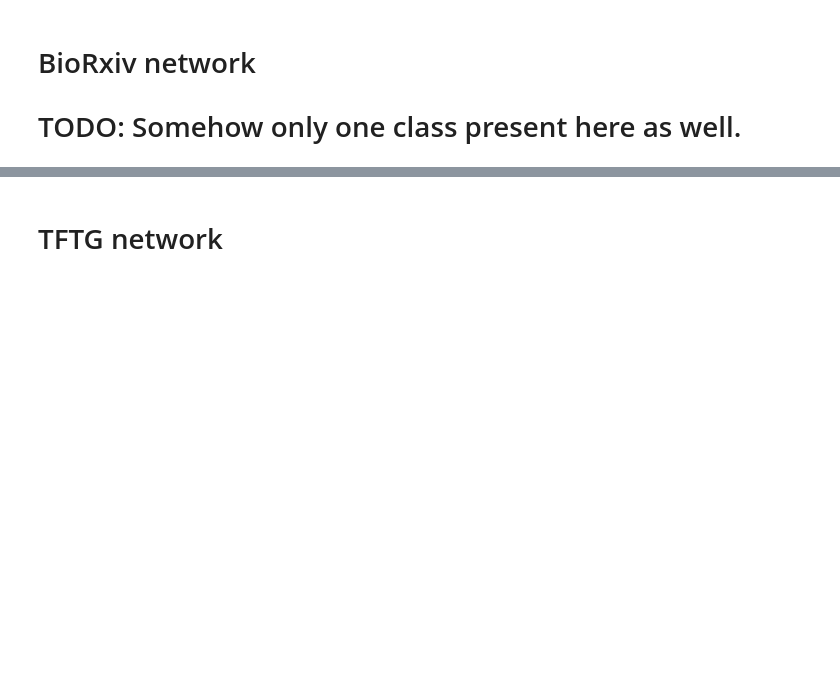
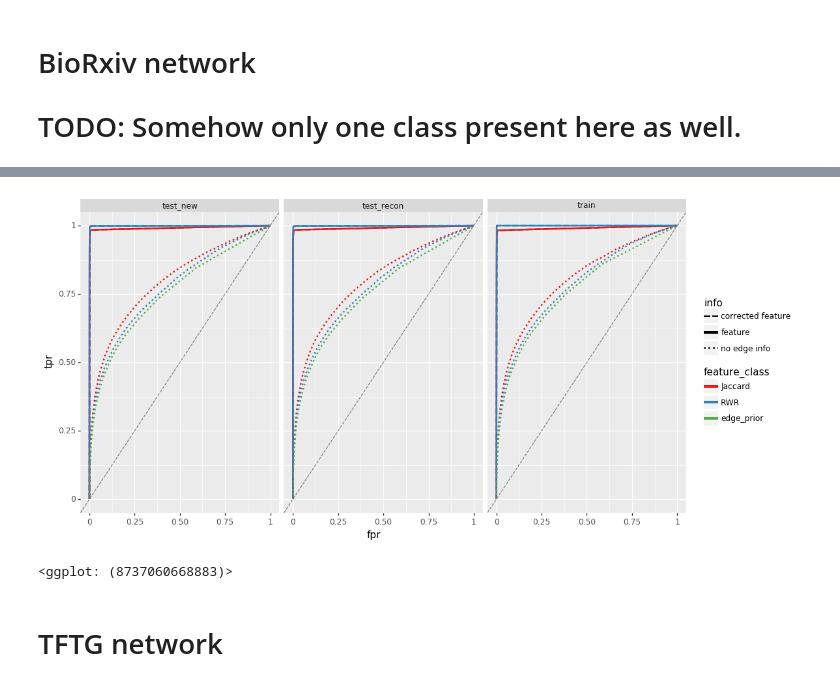
Before and after one commit to greenelab/xswap-analysis, a Jupyter notebook: nb/07.visualize.ipynb, the cells around one changed output, grey strips where cells are left out. Saved outputs shown, nothing was run; the diff lists cells and outputs as text; code cells hidden in the pictures; blank space fills up the shorter version.

```diff
--- a/nb/07.visualize.ipynb
+++ b/nb/07.visualize.ipynb
@@ -151,3 +143,43 @@ ValueError: Only one class present in y_true. ROC AUC score is not defined in th
+# %%
+feature_to_info = {'edge_prior': 'no edge info', 'mean_rwr': 'no edge info',
+                   'rwr': 'feature', 'p_rwr': 'corrected feature',
+                   'jaccard': 'feature', 'mean_jaccard': 'no edge info',
+                   'p_jaccard': 'corrected feature'}
+feature_to_class = {'p_rwr': 'RWR', 'mean_rwr': 'RWR', 'rwr': 'RWR', 'edge_prior': 'edge_prior',
+                    'jaccard': 'Jaccard', 'mean_jaccard': 'Jaccard', 'p_jaccard': 'Jaccard',}
+
+biorxiv_roc = pd.DataFrame()
+for feature in biorxiv_df.columns[7:]:
+    m = -1 if 'p_' in feature else 1
+    for network in biorxiv_df.columns[4:7]:
+        fpr, tpr, _ = sklearn.metrics.roc_curve(biorxiv_df[network], m * biorxiv_df[feature])
+        df = (
+            pd.DataFrame()
+            .assign(
+                fpr=fpr,
+                tpr=tpr,
+                feature=feature,
+                feature_class=feature_to_class[feature],
+                network=network,
+                info=feature_to_info[feature]
+            )
+        )
+        biorxiv_roc = pd.concat([biorxiv_roc, df])
+# %%
+plotnine.options.figure_size = (12, 6)
+
+g = (
+    ggplot(biorxiv_roc, aes(x='fpr', y='tpr', color='feature_class', linetype='info'))
+    + geom_path(size=1)
+    + facet_wrap('network')
+    + geom_abline(lines, aes(slope='slope', intercept='intercept'), linetype='dashed', color='grey')
+    + scale_linetype_manual(values=['dashed', 'solid', 'dotted'])
+    + scale_color_brewer(type='qual', palette=6)
+)
+g
+# %% [output]
+[figure, added]
+<ggplot: (8737060668883)>
 # %% [markdown]
 # TFTG network
 # %%
```
Also changed, not shown: parts of 9 cells of this notebook, 7 other files.
